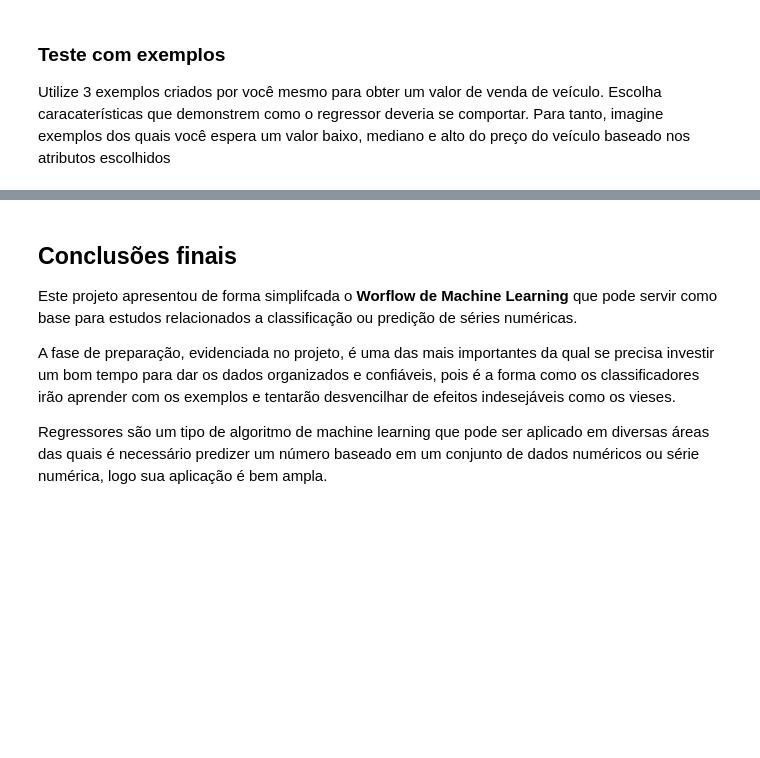
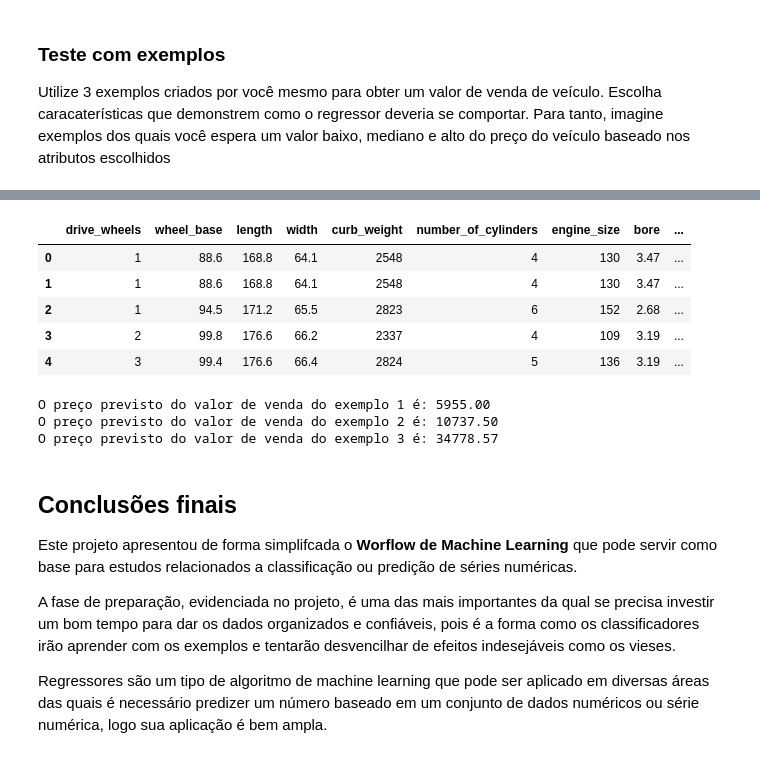
Before and after one commit to marcosmuto/FIAP_PYTHON, a Jupyter notebook: automobile-price-prediction.ipynb, the cells around one changed output, grey strips where cells are left out. Drawn from its saved outputs; the diff is of its cells as text; code cells hidden in the pictures; blank space fills up the shorter version.

```diff
--- a/automobile-price-prediction.ipynb
+++ b/automobile-price-prediction.ipynb
@@ -722,7 +722,7 @@ print(automobile.corr()["price"])
 
 # Os atributos são: drive_wheels, wheel_base, length, width, curb_weight, number_of_cylinders, engine_size, bore, horsepower,
 # city_mpg e highway_mpg
-preditor_col_names = ['drive_wheels','wheel_base','length','width','curb_weight','number_of_cylinders','engine_size','bore','horsepower','city_mpg','highway_mpg']
+feature_col_names = ['drive_wheels','wheel_base','length','width','curb_weight','number_of_cylinders','engine_size','bore','horsepower','city_mpg','highway_mpg']
 # %% [output]
 make                  -0.163646
 fuel_type              0.110326
@@ -1049,3 +1060,32 @@ test_example_3 = [[]]
+# %%
+automobile[feature_col_names].head(5)
+# %% [output]
+|  | drive_wheels | wheel_base | length | width | curb_weight | number_of_cylinders | engine_size | bore | ... |
+| 0 | 1 | 88.6 | 168.8 | 64.1 | 2548 | 4 | 130 | 3.47 | ... |
+| 1 | 1 | 88.6 | 168.8 | 64.1 | 2548 | 4 | 130 | 3.47 | ... |
+| 2 | 1 | 94.5 | 171.2 | 65.5 | 2823 | 6 | 152 | 2.68 | ... |
+| 3 | 2 | 99.8 | 176.6 | 66.2 | 2337 | 4 | 109 | 3.19 | ... |
+| 4 | 3 | 99.4 | 176.6 | 66.4 | 2824 | 5 | 136 | 3.19 | ... |
+# %%
+#A entrada de dados deve ser uma matriz do seguinte formato, note que há dois colchetes pois é uma
+#matriz dentro de outra matriz [[a,b,c,d,e]]
+
+test_example_1 = [[1,  95, 150, 62, 2000, 4,  90, 3.0,  50, 37, 44]]
+test_example_2 = [[1, 100, 180, 66, 2500, 4, 120, 3.5, 120, 26, 30]]
+test_example_3 = [[2, 110, 200, 70, 3600, 6, 200, 3.7, 200, 15, 18]]
+
+predicted_price1 = dtr_model_tunned.predict(test_example_1)
+print("O preço previsto do valor de venda do exemplo 1 é: %.2f" %(predicted_price1))
+
+predicted_price2 = dtr_model_tunned.predict(test_example_2)
+print("O preço previsto do valor de venda do exemplo 2 é: %.2f" %(predicted_price2))
+
+predicted_price3 = dtr_model_tunned.predict(test_example_3)
+print("O preço previsto do valor de venda do exemplo 3 é: %.2f" %(predicted_price3))
+# %% [output]
+O preço previsto do valor de venda do exemplo 1 é: 5955.00
+O preço previsto do valor de venda do exemplo 2 é: 10737.50
+O preço previsto do valor de venda do exemplo 3 é: 34778.57
 # %% [markdown]
 ## Conclusões finais
 
```
Also changed, not shown: parts of 20 cells of this notebook, 1 other file.
